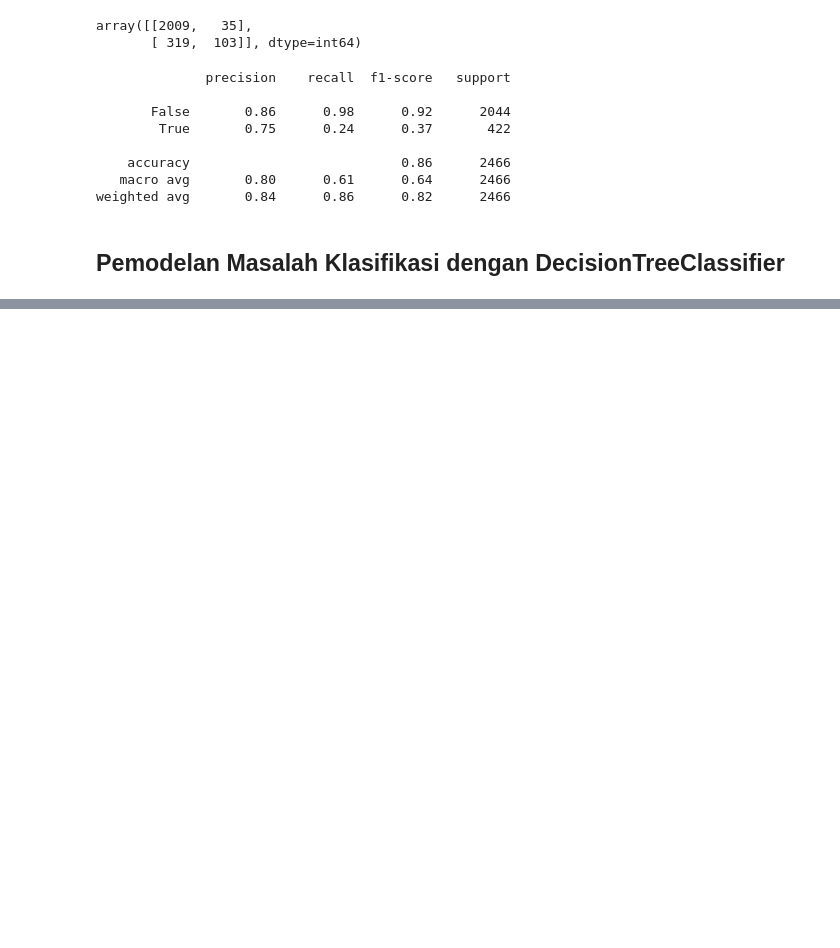
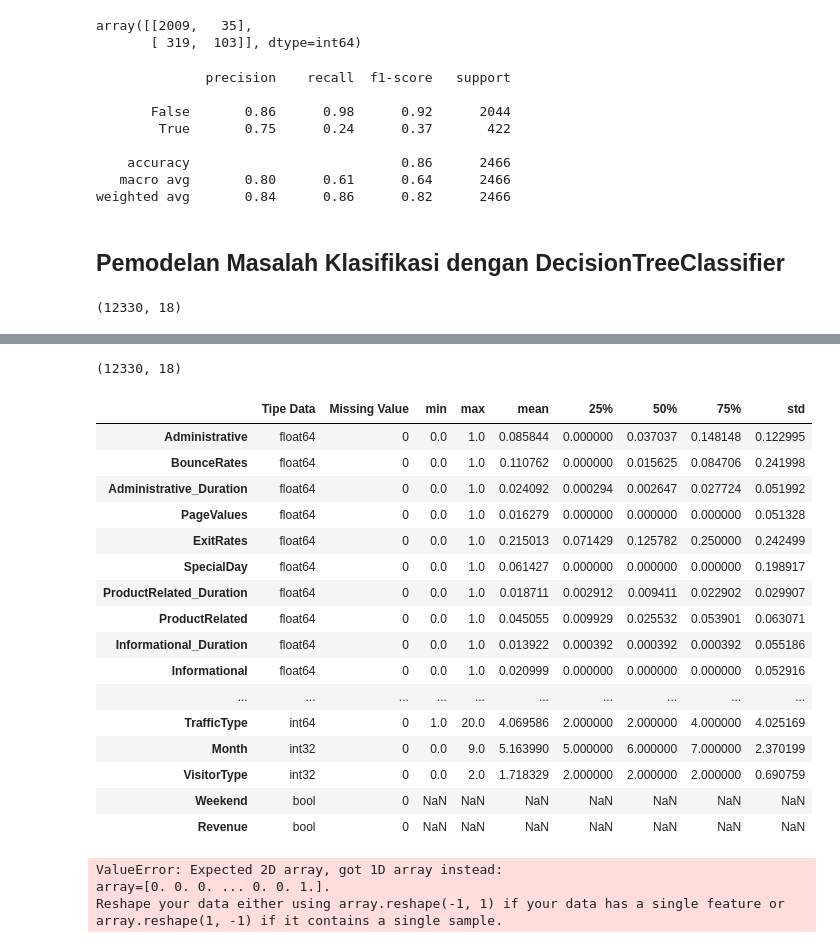
Before and after one commit to UsepSyaikalArifin/DQLab-Academy-Course-Online, a Jupyter notebook: Kelas Fundamental/Machine Learning With Python for Beginner/Jupyter Notebook/main.ipynb, the cells around one changed output, grey strips where cells are left out. Cells and saved outputs as stored; diff of their text form; code cells hidden in the pictures; blank space fills up the shorter version.

Commit message:
Decision Tree Classifier Model Finish

```diff
--- a/Kelas Fundamental/Machine Learning With Python for Beginner/Jupyter Notebook/main.ipynb
+++ b/Kelas Fundamental/Machine Learning With Python for Beginner/Jupyter Notebook/main.ipynb
@@ -1164,9 +1164,14 @@ weighted avg       0.84      0.86      0.82      2466
 # Load modul atau library
 import pandas as pd
 from IPython.display import display
+from sklearn.preprocessing import MinMaxScaler, LabelEncoder
+from sklearn.model_selection import train_test_split
+from sklearn.tree import DecisionTreeClassifier
+from sklearn.metrics import confusion_matrix, classification_report
 
 # Load dataset
 dataset = pd.read_csv("https://storage.googleapis.com/dqlab-dataset/pythonTutorial/online_raw.csv")
+print(dataset.shape)
 
 # Informasi dataset
 tipe_dataset = dataset.dtypes.to_frame("Tipe Data")
@@ -1185,7 +1190,52 @@ for kolom in tipe_dataset_count:
 missing_value_kolom = (dataset.columns[dataset.isnull().any()]).to_list()
 for kolom in missing_value_kolom:
     dataset[kolom].fillna(dataset[kolom].mean(), inplace=True)
+
+# Scalling data kolom numeric menjadi data dengan interval 0 - 1
+scalling_kolom = (dataset.dtypes[dataset.dtypes == "float64"].index).to_list()
+scalling_kolom.remove("SpecialDay")
+scaller = MinMaxScaler()
+dataset[scalling_kolom] = scaller.fit_transform(dataset[scalling_kolom])
+
+# Merubah tipe data kolom object menjadi tipe data numeric
+encoder_kolom = (dataset.dtypes[dataset.dtypes == "object"].index).to_list()
+for kolom in encoder_kolom:
+    LE = LabelEncoder()
+    dataset[kolom] = LE.fit_transform(dataset[kolom])
+    # dataset[kolom] = dataset[kolom].astype("int64")
+
+print(dataset.shape)
+# Informasi dataset
+tipe_dataset = dataset.dtypes.to_frame("Tipe Data")
+missing_value_dataset = dataset.isnull().sum().to_frame("Missing Value")
+statistik_dasar_dataset = dataset.describe().T[["min","max","mean","25%","50%","75%","std"]]
+resume_dataset = (pd.concat([tipe_dataset,missing_value_dataset,statistik_dasar_dataset], axis=1)).sort_values(by="Tipe Data", ascending=False)
+display(resume_dataset)
+
+# Breakdown dataset menjadi data features (X) dan label (y)
+X = dataset.drop(["Revenue"], axis=1)
+y = dataset["Revenue"]
+
+# Breakdown dataset menjadi data training dan data test
+X_train, X_test, y_train, y_test = train_test_split(X, y, test_size=0.2, random_state=0)
+
+# Modelling
+model_DTC = DecisionTreeClassifier()
+model_DTC = model_DTC.fit(X_train, y_train)
+y_pred = model_DTC.predictX_test)
+
+# Evaluasi performance model
+akurasi_training_model_DTC = model_DTC.score(X_train, y_train)
+akurasi_testing_model_DTC = model_DTC.score(X_test, y_test)
+cm_model_DTC = confusion_matrix(y_test, y_pred)
+cr_model_DTC = classification_report(y_test, y_pred)
+
+display(akurasi_training_model_DTC)
+display(akurasi_testing_model_DTC)
+display(cm_model_DTC)
+print(cr_model_DTC)
 # %% [output]
+(12330, 18)
 |  | Tipe Data | Missing Value | min | max | mean | 25% | 50% | 75% | std |
 | VisitorType | object | 0 | NaN | NaN | NaN | NaN | NaN | NaN | NaN |
 | Month | object | 0 | NaN | NaN | NaN | NaN | NaN | NaN | NaN |
@@ -1224,0 +1256,21 @@ dtype: int64
+(12330, 18)
+|  | Tipe Data | Missing Value | min | max | mean | 25% | 50% | 75% | std |
+| Administrative | float64 | 0 | 0.0 | 1.0 | 0.085844 | 0.000000 | 0.037037 | 0.148148 | 0.122995 |
+| BounceRates | float64 | 0 | 0.0 | 1.0 | 0.110762 | 0.000000 | 0.015625 | 0.084706 | 0.241998 |
+| Administrative_Duration | float64 | 0 | 0.0 | 1.0 | 0.024092 | 0.000294 | 0.002647 | 0.027724 | 0.051992 |
+| PageValues | float64 | 0 | 0.0 | 1.0 | 0.016279 | 0.000000 | 0.000000 | 0.000000 | 0.051328 |
+| ExitRates | float64 | 0 | 0.0 | 1.0 | 0.215013 | 0.071429 | 0.125782 | 0.250000 | 0.242499 |
+| SpecialDay | float64 | 0 | 0.0 | 1.0 | 0.061427 | 0.000000 | 0.000000 | 0.000000 | 0.198917 |
+| ProductRelated_Duration | float64 | 0 | 0.0 | 1.0 | 0.018711 | 0.002912 | 0.009411 | 0.022902 | 0.029907 |
+| ProductRelated | float64 | 0 | 0.0 | 1.0 | 0.045055 | 0.009929 | 0.025532 | 0.053901 | 0.063071 |
+| Informational_Duration | float64 | 0 | 0.0 | 1.0 | 0.013922 | 0.000392 | 0.000392 | 0.000392 | 0.055186 |
+| Informational | float64 | 0 | 0.0 | 1.0 | 0.020999 | 0.000000 | 0.000000 | 0.000000 | 0.052916 |
+| ... | ... | ... | ... | ... | ... | ... | ... | ... | ... |
+| TrafficType | int64 | 0 | 1.0 | 20.0 | 4.069586 | 2.000000 | 2.000000 | 4.000000 | 4.025169 |
+| Month | int32 | 0 | 0.0 | 9.0 | 5.163990 | 5.000000 | 6.000000 | 7.000000 | 2.370199 |
+| VisitorType | int32 | 0 | 0.0 | 2.0 | 1.718329 | 2.000000 | 2.000000 | 2.000000 | 0.690759 |
+| Weekend | bool | 0 | NaN | NaN | NaN | NaN | NaN | NaN | NaN |
+| Revenue | bool | 0 | NaN | NaN | NaN | NaN | NaN | NaN | NaN |
+ValueError: Expected 2D array, got 1D array instead:
+array=[0. 0. 0. ... 0. 0. 1.].
+Reshape your data either using array.reshape(-1, 1) if your data has a single feature or array.reshape(1, -1) if it contains a single sample.
```
Also changed, not shown: parts of 1 cell of this notebook.
